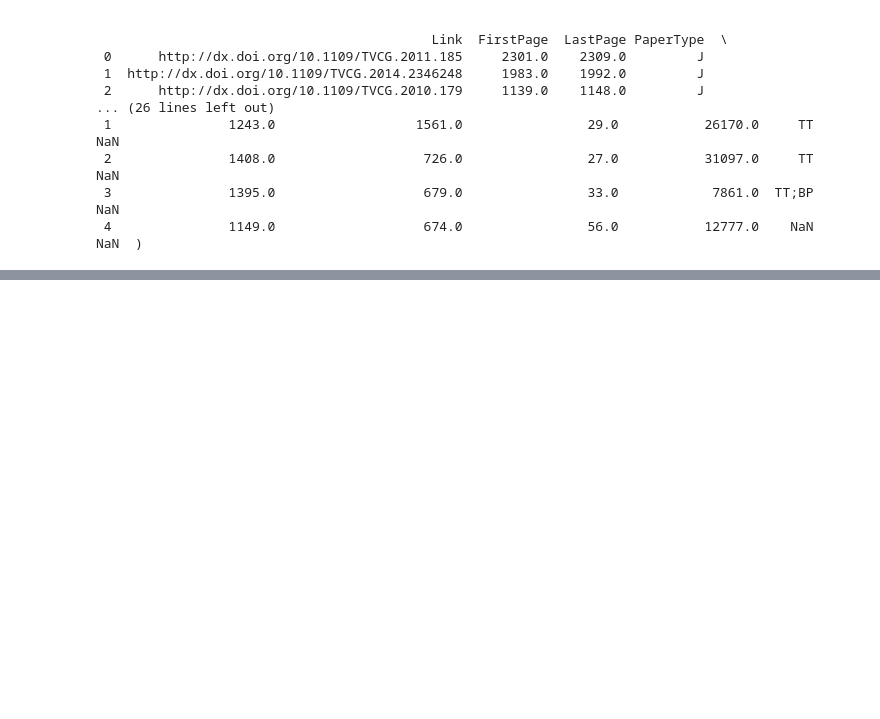
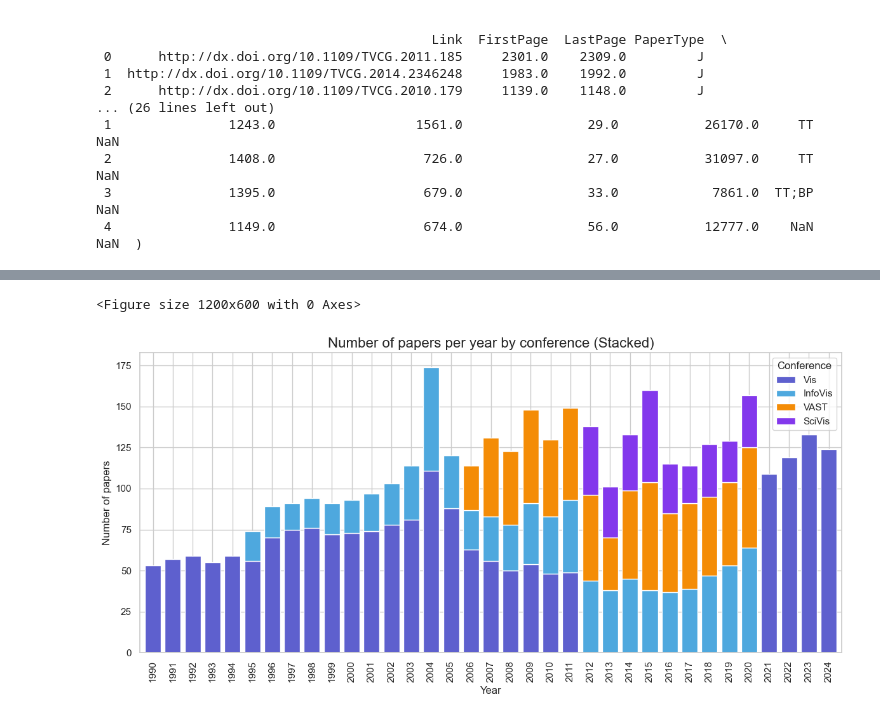
Before and after one commit to inkeaton/DV, a Jupyter notebook: common/data_analysis/eda.ipynb, the cells around one changed output, grey strips where cells are left out. Cells and saved outputs as stored; diff of their text form; code cells hidden in the pictures; blank space fills up the shorter version.

```diff
--- a/common/data_analysis/eda.ipynb
+++ b/common/data_analysis/eda.ipynb
@@ -964,0 +213,34 @@ Possible next steps:
+# %%
+target_confs = ['Vis', 'InfoVis', 'VAST', 'SciVis']
+df_filtered = df_clean[df_clean['Conference'].isin(target_confs)]
+
+papers_per_year_conf = df_filtered.groupby(['Year', 'Conference']).size().unstack(fill_value=0)
+
+existing_confs = [c for c in target_confs if c in papers_per_year_conf.columns]
+papers_per_year_conf = papers_per_year_conf[existing_confs]
+
+#colors_map = {'Vis': '#5E60CE', 'InfoVis': '#4EA8DE', 'VAST': '#F48C06', 'SciVis': '#8338EC'}
+plot_colors = [palette[c] for c in papers_per_year_conf.columns]
+
+
+plt.figure(figsize=(12, 6))
+sns.set_theme(style="whitegrid")
+
+ax = papers_per_year_conf.plot(
+    kind="bar",
+    stacked=True,
+    color=plot_colors,
+    figsize=(12, 6),
+    width=0.8
+)
+
+plt.xlabel("Year", fontsize=12)
+plt.ylabel("Number of papers", fontsize=12)
+plt.title("Number of papers per year by conference (Stacked)", fontsize=16)
+plt.legend(title='Conference')
+plt.tight_layout()
+
+plt.show()
+# %% [output]
+<Figure size 1200x600 with 0 Axes>
+[figure, added]
```
Also changed, not shown: parts of 74 cells of this notebook, 1 other file.
